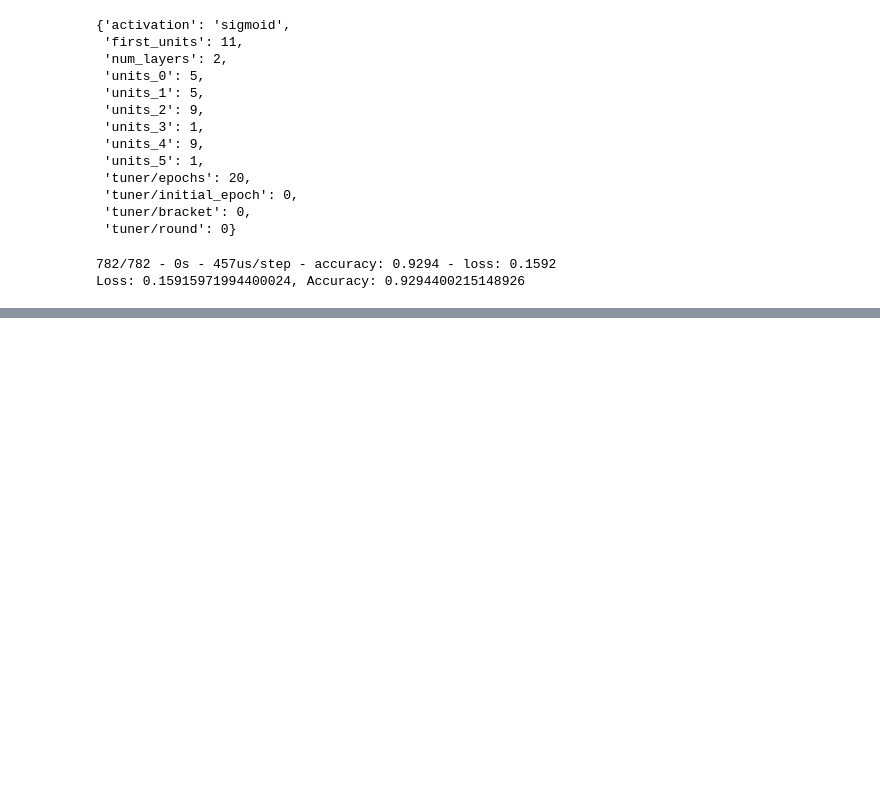
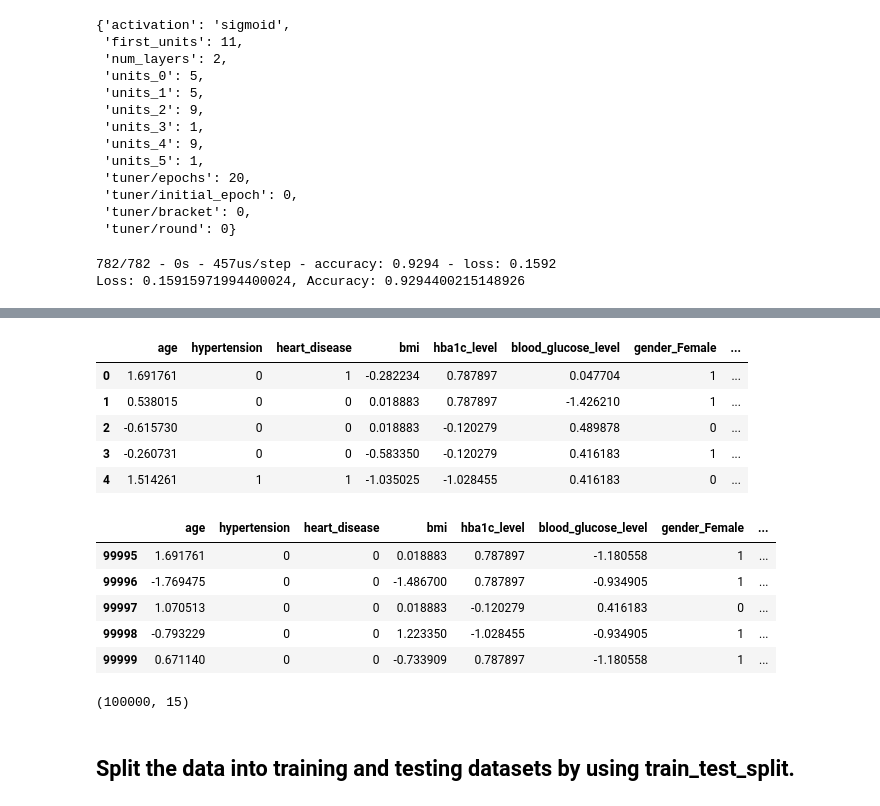
Before and after one commit to Colex317/Project-4-Group-7_Diabetes_Prediction, a Jupyter notebook: Diabetes_prediction_svm_nn.ipynb, the cells around one changed output, grey strips where cells are left out. Drawn from its saved outputs; the diff is of its cells as text; code cells hidden in the pictures; blank space fills up the shorter version.

```diff
--- a/Diabetes_prediction_svm_nn.ipynb
+++ b/Diabetes_prediction_svm_nn.ipynb
@@ -264,0 +281,7 @@ Loss: 0.15915971994400024, Accuracy: 0.9294400215148926
+# %%
+# Separate the data into labels and features
+# Separate the y variable, the labels
+y = dm_prediction_df['diabetes_status']
+
+# Separate the X variable, the features
+X = dm_prediction_df.drop(columns=['diabetes_status'])
@@ -264,0 +305,23 @@ Loss: 0.15915971994400024, Accuracy: 0.9294400215148926
+# %%
+# Review the X variable DataFrame
+display(X.head())
+display(X.tail())
+# %% [output]
+|  | age | hypertension | heart_disease | bmi | hba1c_level | blood_glucose_level | gender_Female | ... |
+| 0 | 1.691761 | 0 | 1 | -0.282234 | 0.787897 | 0.047704 | 1 | ... |
+| 1 | 0.538015 | 0 | 0 | 0.018883 | 0.787897 | -1.426210 | 1 | ... |
+| 2 | -0.615730 | 0 | 0 | 0.018883 | -0.120279 | 0.489878 | 0 | ... |
+| 3 | -0.260731 | 0 | 0 | -0.583350 | -0.120279 | 0.416183 | 1 | ... |
+| 4 | 1.514261 | 1 | 1 | -1.035025 | -1.028455 | 0.416183 | 0 | ... |
+|  | age | hypertension | heart_disease | bmi | hba1c_level | blood_glucose_level | gender_Female | ... |
+| 99995 | 1.691761 | 0 | 0 | 0.018883 | 0.787897 | -1.180558 | 1 | ... |
+| 99996 | -1.769475 | 0 | 0 | -1.486700 | 0.787897 | -0.934905 | 1 | ... |
+| 99997 | 1.070513 | 0 | 0 | 0.018883 | -0.120279 | 0.416183 | 0 | ... |
+| 99998 | -0.793229 | 0 | 0 | 1.223350 | -1.028455 | -0.934905 | 1 | ... |
+| 99999 | 0.671140 | 0 | 0 | -0.733909 | 0.787897 | -1.180558 | 1 | ... |
+# %%
+print(X.shape)
+# %% [output]
+(100000, 15)
+# %% [markdown]
+## Split the data into training and testing datasets by using train_test_split.
```
Also changed, not shown: parts of 23 cells of this notebook.
